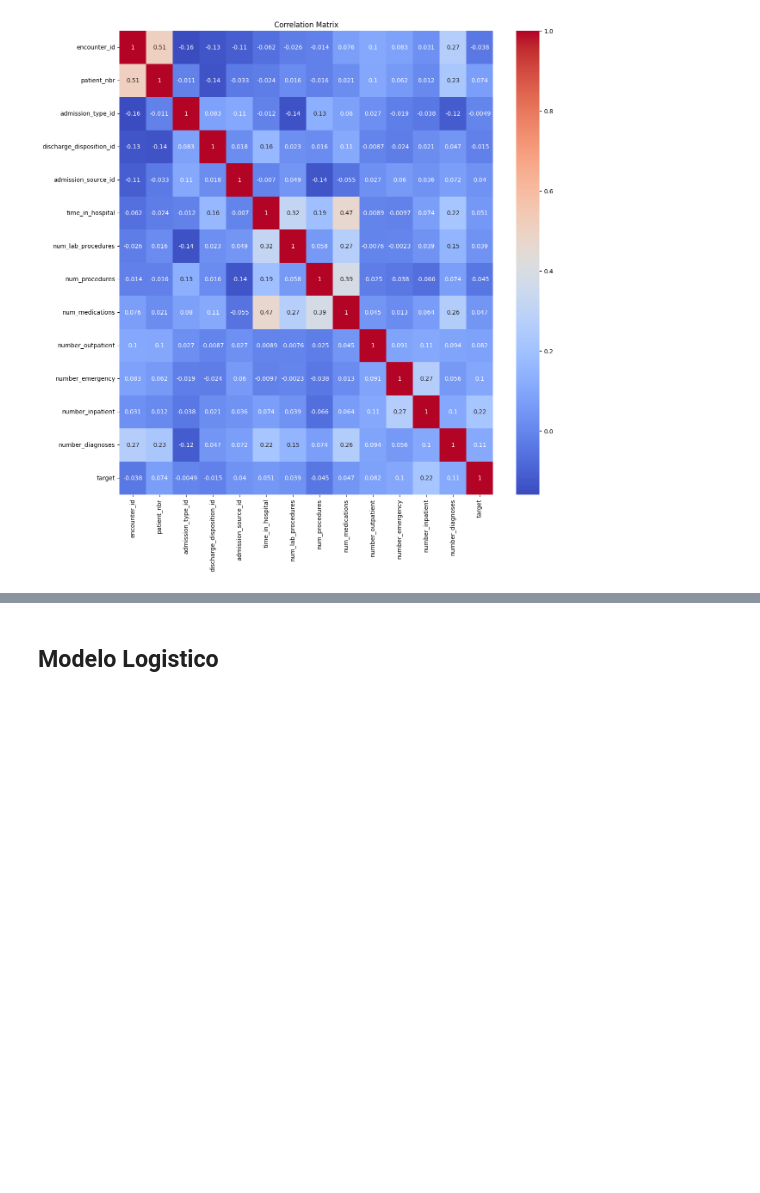
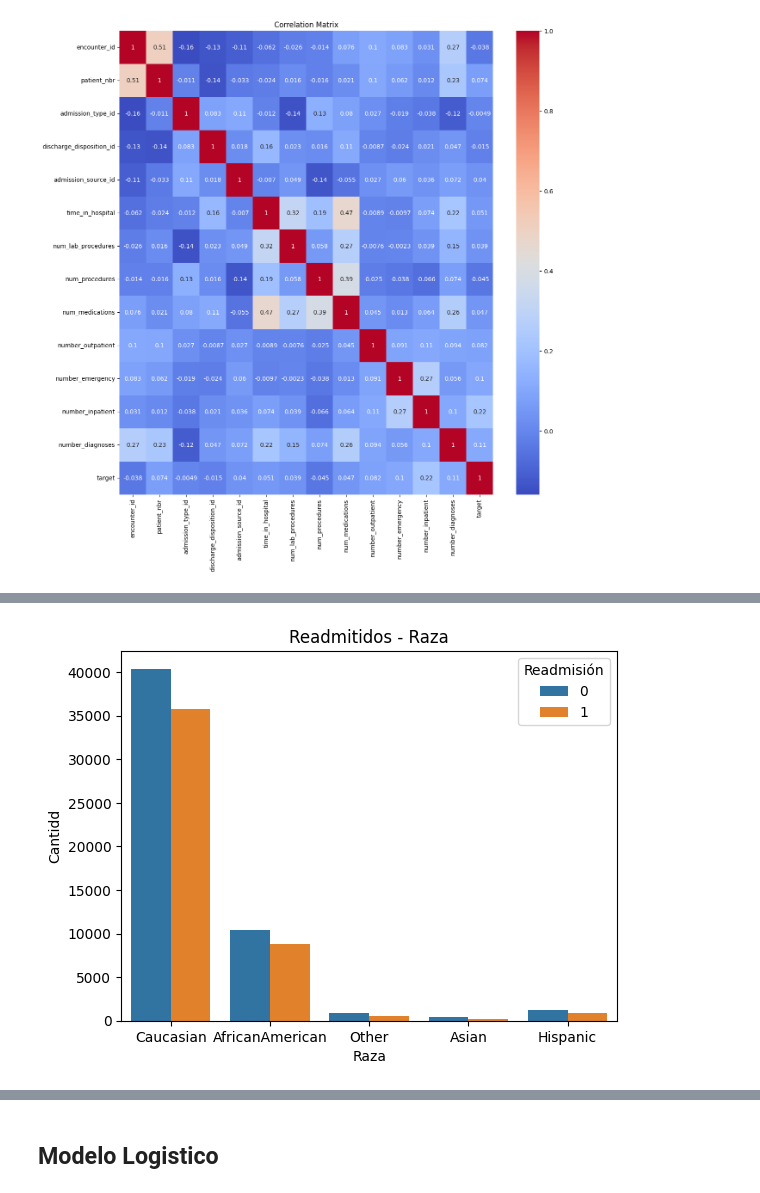
Before and after one commit to LasciaStare/MachineLearning, a Jupyter notebook: EDA.ipynb, the cells around one changed output, grey strips where cells are left out. Saved outputs shown, nothing was run; the diff lists cells and outputs as text; code cells hidden in the pictures; blank space fills up the shorter version.

```diff
--- a/EDA.ipynb
+++ b/EDA.ipynb
@@ -323,0 +339,9 @@ plt.show()
+# %%
+sns.countplot(x="race", hue= "target", data = df)
+plt.title("Readmitidos - Raza")
+plt.xlabel("Raza")
+plt.legend(title="Readmisión")
+plt.ylabel("Cantidd")
+plt.show()
+# %% [output]
+[figure, added]
```
Also changed, not shown: parts of 28 cells of this notebook.
